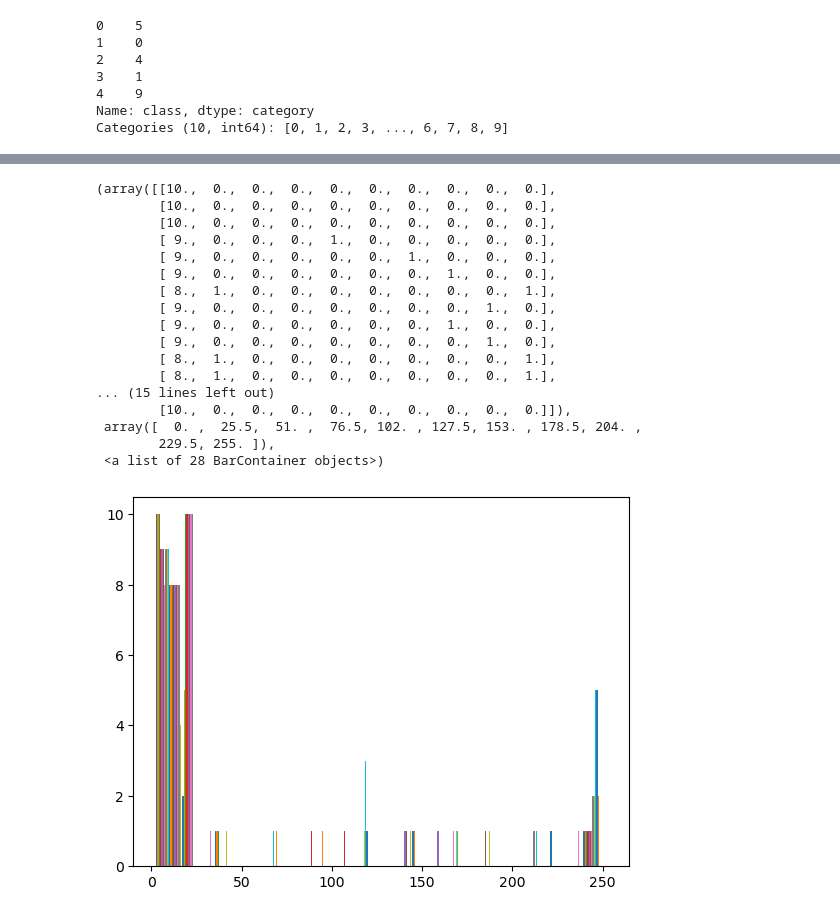
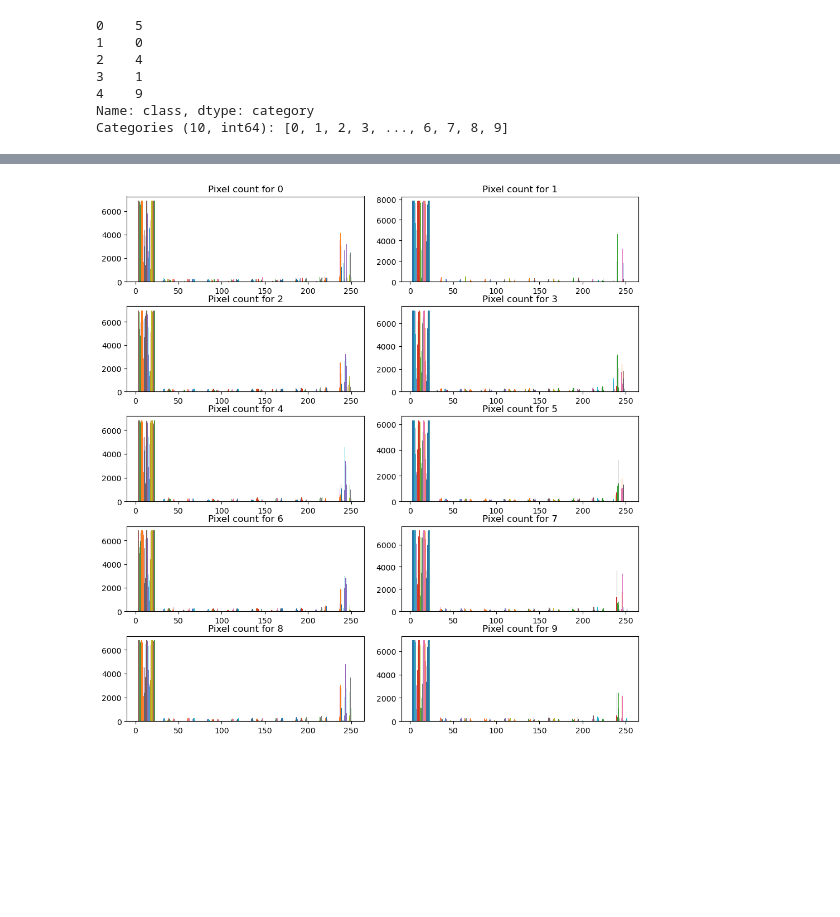
Before and after one commit to lazarovziv/intro-to-machine-learning, a Jupyter notebook: maman11/maman11.ipynb, the cells around one changed output, grey strips where cells are left out. Cells and saved outputs as stored; diff of their text form; code cells hidden in the pictures; blank space fills up the shorter version.

```diff
--- a/maman11/maman11.ipynb
+++ b/maman11/maman11.ipynb
@@ -84,5 +87,7 @@ y.head()
 4    9
 Name: class, dtype: category
 Categories (10, int64): [0, 1, 2, 3, ..., 6, 7, 8, 9]
+# %%
+X, y = X.to_numpy(), y.to_numpy()
 # %%
 import matplotlib.pyplot as plt
@@ -125,21 +94,9 @@ plt.hist(X_train[np.where(y_train == 2)][0, 1:].reshape(28, 28)[10:20, :])
-# %%
-plt.hist(X_train[np.where(y_train == 7)][0, 1:].reshape(28, 28)[10:20, :])
-# %% [output]
-(array([[10.,  0.,  0.,  0.,  0.,  0.,  0.,  0.,  0.,  0.],
-        [10.,  0.,  0.,  0.,  0.,  0.,  0.,  0.,  0.,  0.],
-        [10.,  0.,  0.,  0.,  0.,  0.,  0.,  0.,  0.,  0.],
-        [ 9.,  0.,  0.,  0.,  1.,  0.,  0.,  0.,  0.,  0.],
-        [ 9.,  0.,  0.,  0.,  0.,  0.,  1.,  0.,  0.,  0.],
-        [ 9.,  0.,  0.,  0.,  0.,  0.,  0.,  1.,  0.,  0.],
-        [ 8.,  1.,  0.,  0.,  0.,  0.,  0.,  0.,  0.,  1.],
-        [ 9.,  0.,  0.,  0.,  0.,  0.,  0.,  0.,  1.,  0.],
-        [ 9.,  0.,  0.,  0.,  0.,  0.,  0.,  1.,  0.,  0.],
-        [ 9.,  0.,  0.,  0.,  0.,  0.,  0.,  0.,  1.,  0.],
-        [ 8.,  1.,  0.,  0.,  0.,  0.,  0.,  0.,  0.,  1.],
-        [ 8.,  1.,  0.,  0.,  0.,  0.,  0.,  0.,  0.,  1.],
-... (15 lines left out)
-        [10.,  0.,  0.,  0.,  0.,  0.,  0.,  0.,  0.,  0.]]),
- array([  0. ,  25.5,  51. ,  76.5, 102. , 127.5, 153. , 178.5, 204. ,
-        229.5, 255. ]),
- <a list of 28 BarContainer objects>)
-[figure, removed]
+# %%
+# showing distribution of pixels for every digit
+fig, ax = plt.subplots(5, 2, figsize=(10, 10))
+fig.tight_layout()
+for i in range(y.nunique()):
+    ax[i//2, i%2].hist(X.to_numpy()[np.where(y == i)][:, 1:])
+    ax[i//2, i%2].set_title(f'Pixel count for {i}')
+# %% [output]
+[figure, added]
```
Also changed, not shown: parts of 19 cells of this notebook.
